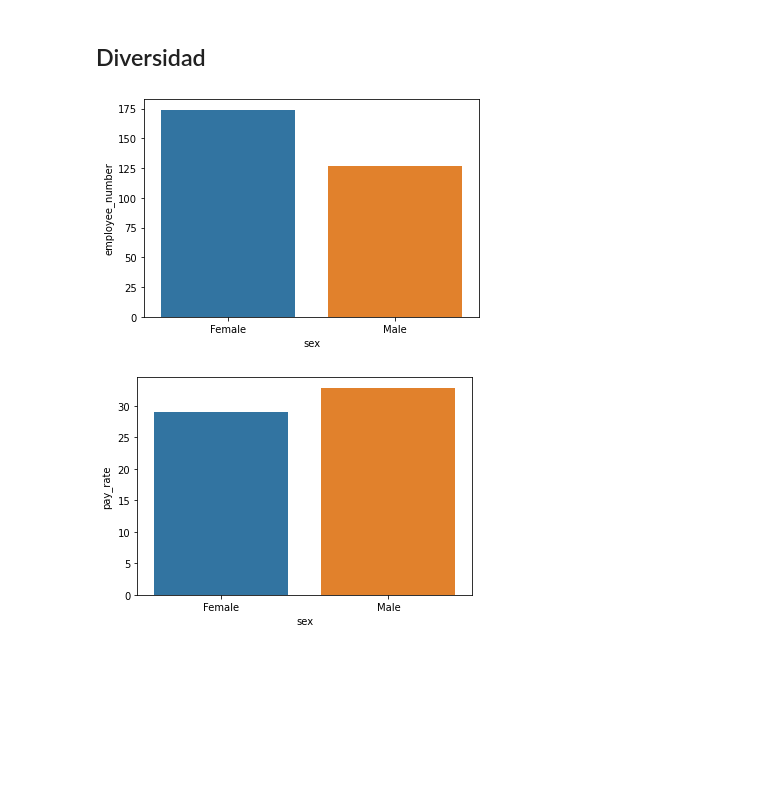
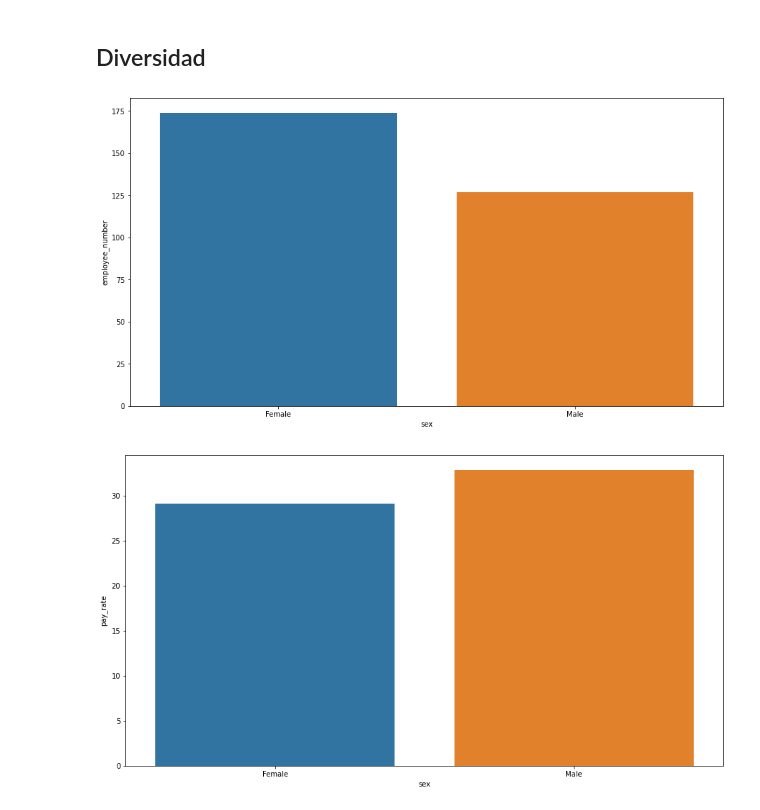
Before and after one commit to YonatanRA/sesame_hr_datatalk, a Jupyter notebook: notebooks/01 - Analisis exploratorio.ipynb, the cells around one changed output. Cells and saved outputs as stored; diff of their text form; code cells hidden in the pictures; blank space fills up the shorter version.

```diff
--- a/notebooks/01 - Analisis exploratorio.ipynb
+++ b/notebooks/01 - Analisis exploratorio.ipynb
@@ -144,10 +147,14 @@ plt.xticks(rotation=75);
 # %% [markdown]
 ## Diversidad
 # %%
-sns.barplot(x = 'sex', y = 'employee_number', data=data.groupby('sex').count().reset_index(), ci=None);
+plt.figure(figsize=(15, 8))
+
+sns.barplot(x='sex', y='employee_number', data=data.groupby('sex').count().reset_index(), ci=None);
 # %% [output]
-[figure, old version]
+[figure, new version]
 # %%
-sns.barplot(x = 'sex', y = 'pay_rate', data=data, ci=None);
+plt.figure(figsize=(15, 8))
+
+sns.barplot(x='sex', y='pay_rate', data=data, ci=None);
 # %% [output]
-[figure, old version]
+[figure, new version]
```
Also changed, not shown: parts of 3 cells of this notebook.
